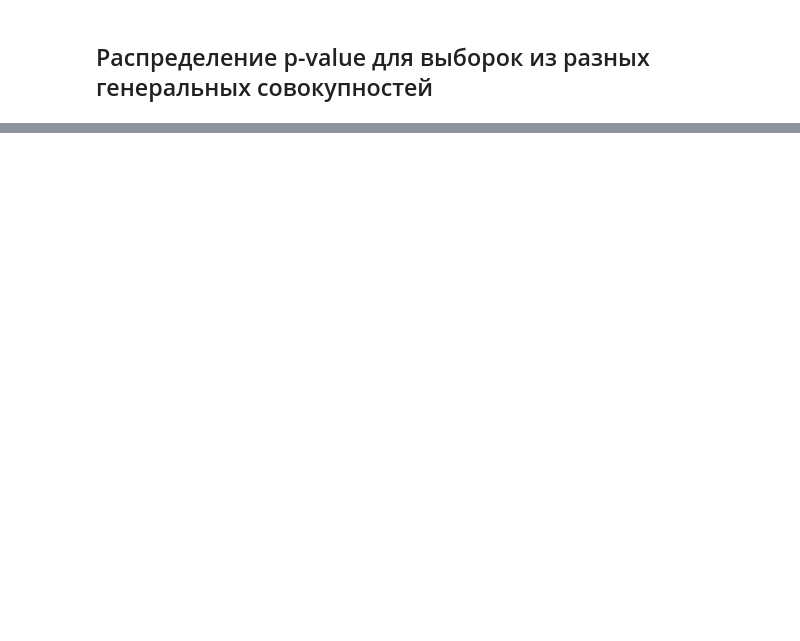
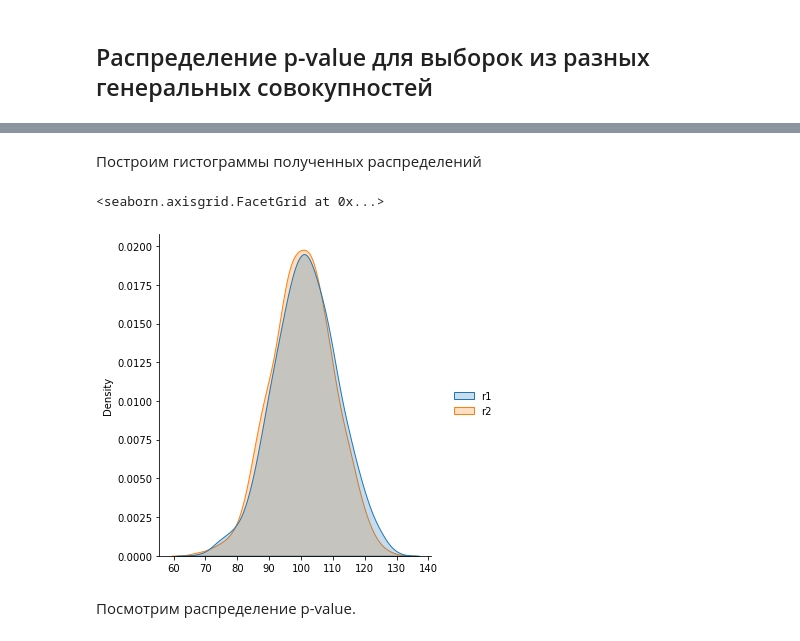
Before and after one commit to panomsk/AB_test_experiments, a Jupyter notebook: AB_test_experiments.ipynb, the cells around one changed output, grey strips where cells are left out. Cells and saved outputs as stored; diff of their text form; code cells hidden in the pictures; blank space fills up the shorter version.

```diff
--- a/AB_test_experiments.ipynb
+++ b/AB_test_experiments.ipynb
@@ -66,0 +86,9 @@ sns.displot(pd.DataFrame(p_val_list), kind='kde', fill=True)
+# %% [markdown]
+Построим гистограммы полученных распределений
+# %%
+sns.displot(pd.DataFrame(r_1, columns=['r1']).join(pd.DataFrame(r_2, columns=['r2'])), kind='kde', fill=True)
+# %% [output]
+<seaborn.axisgrid.FacetGrid at 0x...>
+[figure, added]
+# %% [markdown]
+Посмотрим распределение p-value.
```
Also changed, not shown: parts of 26 cells of this notebook.
